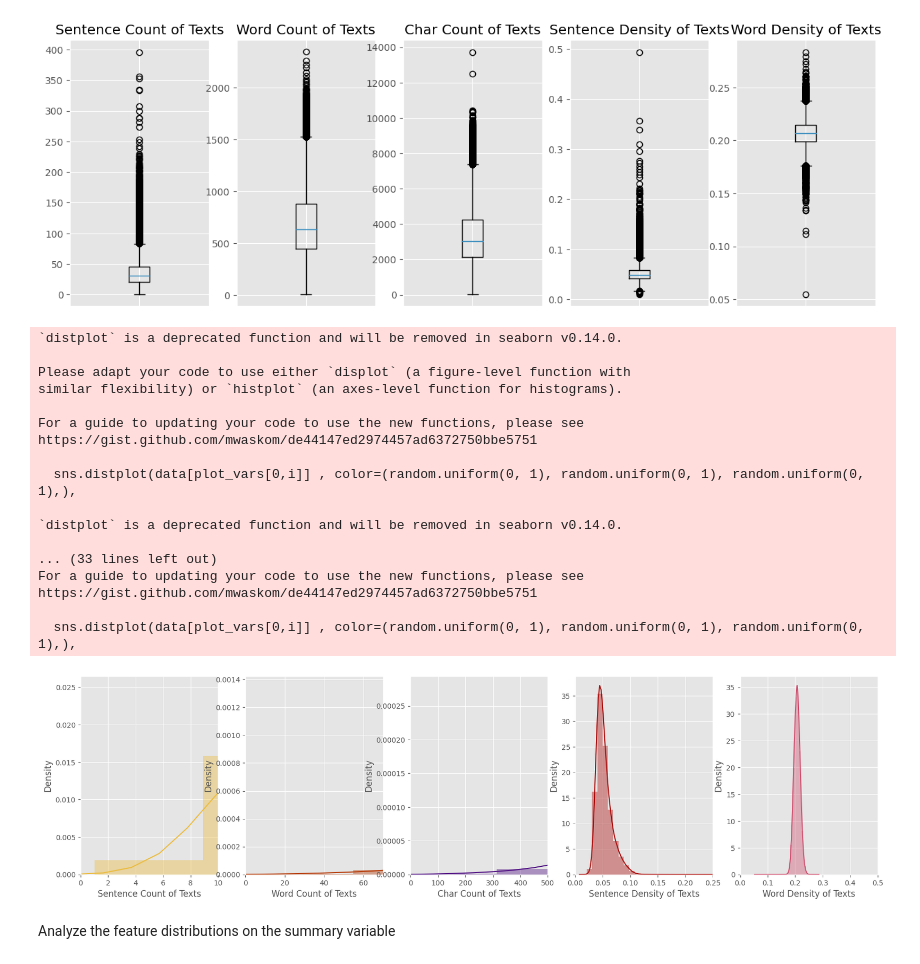
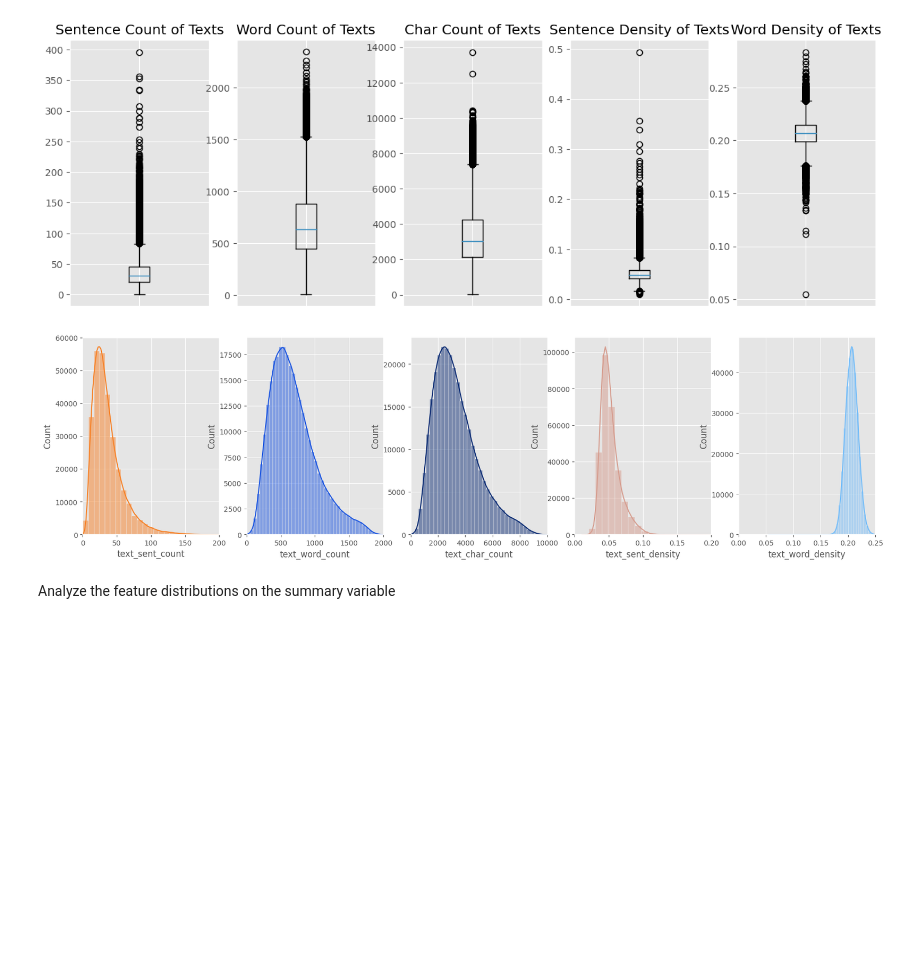
Before and after one commit to Aditya190600/SummaryGen, a Jupyter notebook: notebook/EDA.ipynb, the cells around one changed output. Saved outputs shown, nothing was run; the diff lists cells and outputs as text; code cells hidden in the pictures; blank space fills up the shorter version.

```diff
--- a/notebook/EDA.ipynb
+++ b/notebook/EDA.ipynb
@@ -247,8 +265,8 @@ df_CNN['text_stopw_density'] = df_CNN['text_stopw_count'] / (df_CNN['text_word_c
 # %% [markdown]
 Analyze the feature distribution on the text variable
 # %%
-df_clean = pd.read_csv("addlvar.csv")
-df_clean[['text_sent_count', 'text_word_count', 'text_char_count', 'text_stopw_count', 'text_punc_count']].describe()
+df_stat = pd.read_csv("addlvar.csv")
+df_stat[['text_sent_count', 'text_word_count', 'text_char_count', 'text_stopw_count', 'text_punc_count']].describe()
 # %% [output]
 |  | text_sent_count | text_word_count | text_char_count | text_stopw_count | text_punc_count |
 | count | 287113.000000 | 287113.000000 | 287113.000000 | 287113.000000 | 287113.000000 |
@@ -371,26 +404,9 @@ plot_boxplots(df_clean, plot_vars, labels_dict, figsize=(10,3))
 [figure]
 # %%
 # Plot the histograms
-plot_histograms(df_clean, plot_vars, [10, 70, 500, 0.25, 0.5], labels_dict, figsize=(20,5))
+plot_histograms(df_stat, plot_vars, [200, 2000, 10000, 0.2, 0.25], labels_dict, figsize=(20,5))
 # %% [output]
-`distplot` is a deprecated function and will be removed in seaborn v0.14.0.
-
-Please adapt your code to use either `displot` (a figure-level function with
-similar flexibility) or `histplot` (an axes-level function for histograms).
-
-For a guide to updating your code to use the new functions, please see
-https://gist.github.com/mwaskom/de44147ed2974457ad6372750bbe5751
-
-  sns.distplot(data[plot_vars[0,i]] , color=(random.uniform(0, 1), random.uniform(0, 1), random.uniform(0, 1),),
-
-`distplot` is a deprecated function and will be removed in seaborn v0.14.0.
-
-... (33 lines left out)
-For a guide to updating your code to use the new functions, please see
-https://gist.github.com/mwaskom/de44147ed2974457ad6372750bbe5751
-
-  sns.distplot(data[plot_vars[0,i]] , color=(random.uniform(0, 1), random.uniform(0, 1), random.uniform(0, 1),),
-[figure, old version]
+[figure, new version]
 # %% [markdown]
 Analyze the feature distributions on the summary variable
 # %%
```
Also changed, not shown: parts of 17 cells of this notebook.
